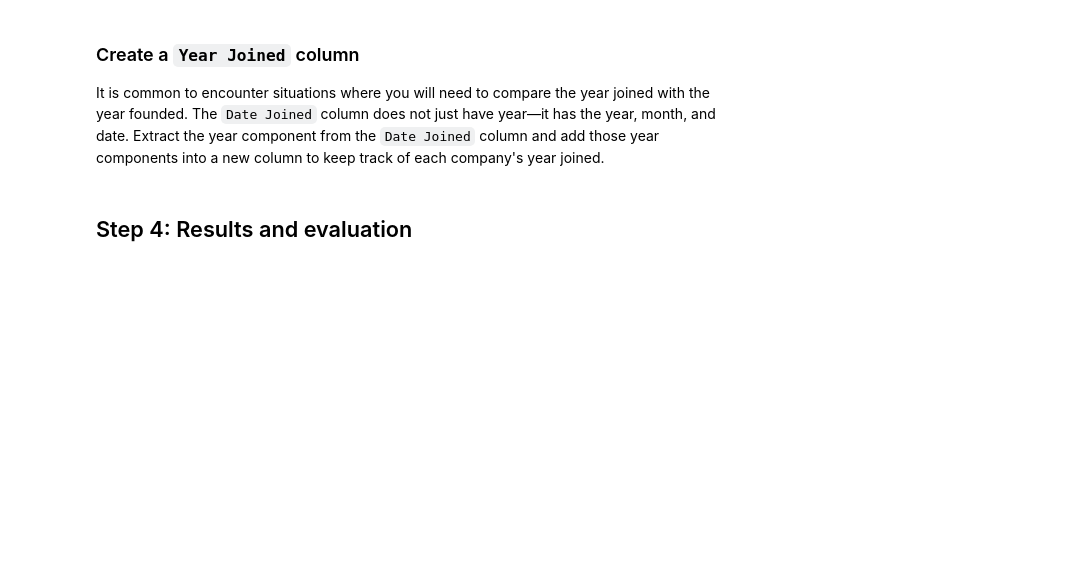
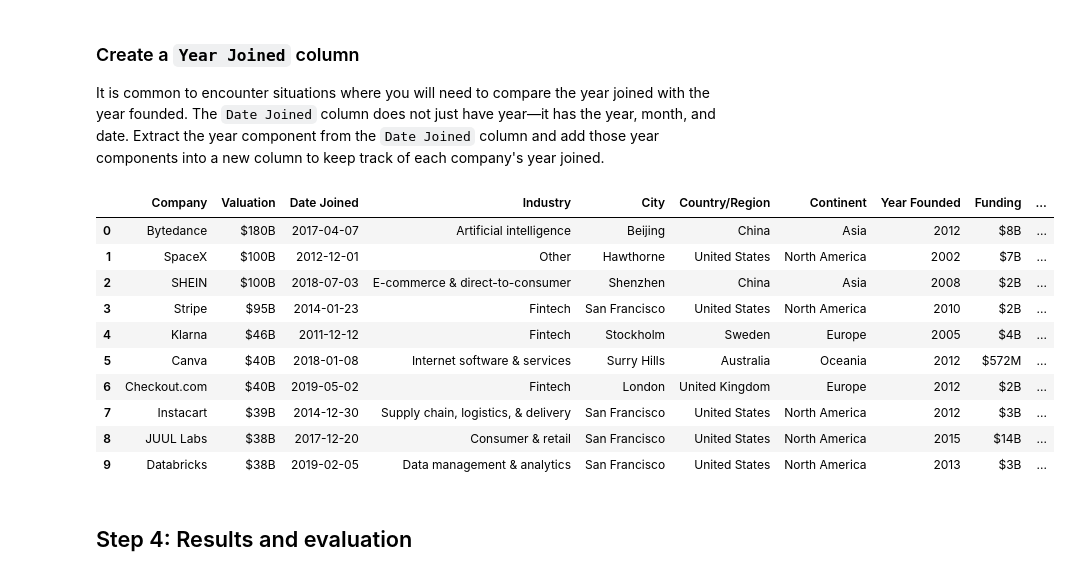
Before and after one commit to orejandro79/google_advanced_analytics_labs, a Jupyter notebook: GO BEYOND THE NUMBERS/Unicorn_Companies.ipynb, the cells around one changed output. Saved outputs shown, nothing was run; the diff lists cells and outputs as text; code cells hidden in the pictures; blank space fills up the shorter version.

```diff
--- a/GO BEYOND THE NUMBERS/Unicorn_Companies.ipynb
+++ b/GO BEYOND THE NUMBERS/Unicorn_Companies.ipynb
@@ -248,7 +246,19 @@ It is common to encounter situations where you will need to compare the year joi
 # %%
 # Use .head() to confirm that the new column did get added
 
-### YOUR CODE HERE ###
+companies.head(10)
+# %% [output]
+|  | Company | Valuation | Date Joined | Industry | City | Country/Region | Continent | Year Founded | Funding | ... |
+| 0 | Bytedance | $180B | 2017-04-07 | Artificial intelligence | Beijing | China | Asia | 2012 | $8B | ... |
+| 1 | SpaceX | $100B | 2012-12-01 | Other | Hawthorne | United States | North America | 2002 | $7B | ... |
+| 2 | SHEIN | $100B | 2018-07-03 | E-commerce & direct-to-consumer | Shenzhen | China | Asia | 2008 | $2B | ... |
+| 3 | Stripe | $95B | 2014-01-23 | Fintech | San Francisco | United States | North America | 2010 | $2B | ... |
+| 4 | Klarna | $46B | 2011-12-12 | Fintech | Stockholm | Sweden | Europe | 2005 | $4B | ... |
+| 5 | Canva | $40B | 2018-01-08 | Internet software & services | Surry Hills | Australia | Oceania | 2012 | $572M | ... |
+| 6 | Checkout.com | $40B | 2019-05-02 | Fintech | London | United Kingdom | Europe | 2012 | $2B | ... |
+| 7 | Instacart | $39B | 2014-12-30 | Supply chain, logistics, & delivery | San Francisco | United States | North America | 2012 | $3B | ... |
+| 8 | JUUL Labs | $38B | 2017-12-20 | Consumer & retail | San Francisco | United States | North America | 2015 | $14B | ... |
+| 9 | Databricks | $38B | 2019-02-05 | Data management & analytics | San Francisco | United States | North America | 2013 | $3B | ... |
 # %% [markdown]
 ## Step 4: Results and evaluation
 # %% [markdown]
```
Also changed, not shown: parts of 13 cells of this notebook.
